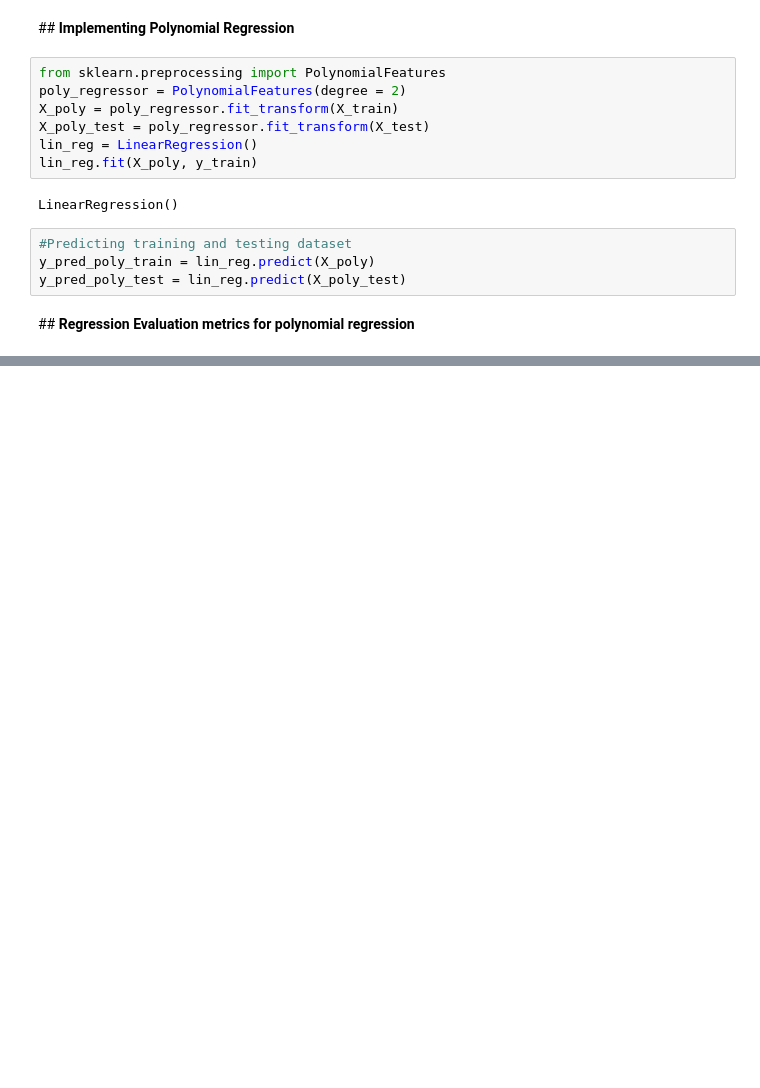
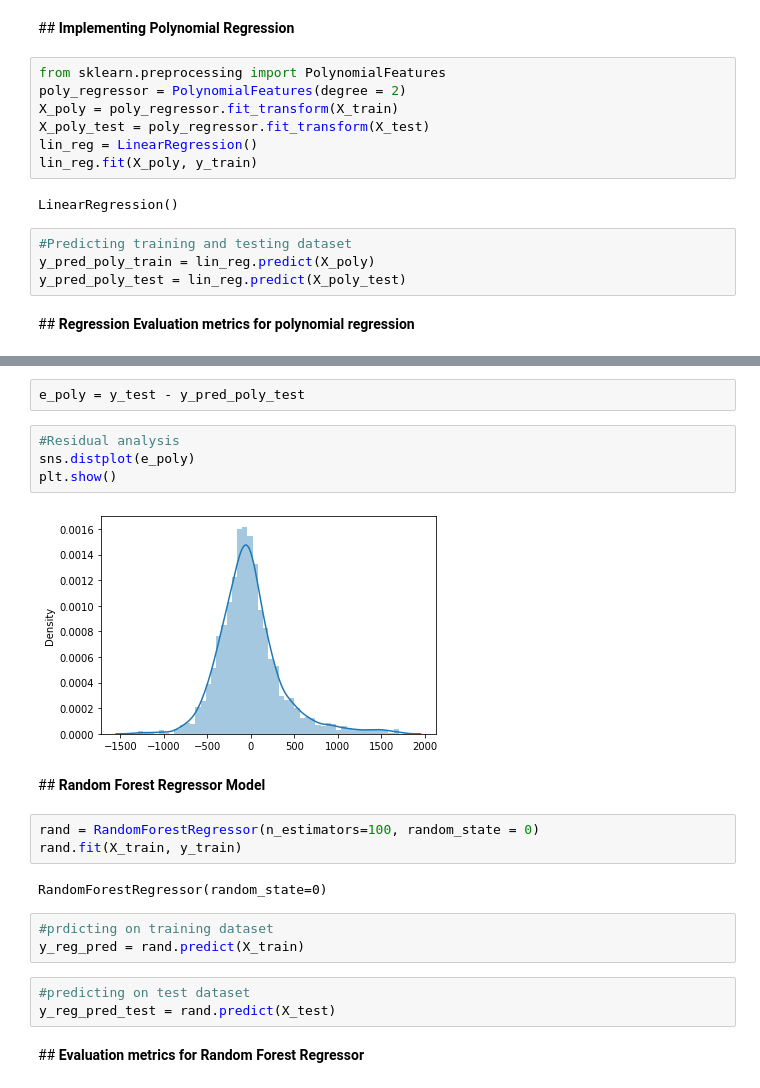
Before and after one commit to ShreedarshM/Bike-Sharing-Demand, a Jupyter notebook: Bike_Sharing_Demand_Prediction_Capstone_Project.ipynb, the cells around one changed output, grey strips where cells are left out. Saved outputs shown, nothing was run; the diff lists cells and outputs as text; blank space fills up the shorter version.

```diff
--- a/Bike_Sharing_Demand_Prediction_Capstone_Project.ipynb
+++ b/Bike_Sharing_Demand_Prediction_Capstone_Project.ipynb
@@ -518,0 +555,23 @@ y_pred_poly_test = lin_reg.predict(X_poly_test)
+# %%
+e_poly = y_test - y_pred_poly_test
+# %%
+#Residual analysis
+sns.distplot(e_poly)
+plt.show()
+# %% [output]
+[figure, added]
+# %% [markdown]
+##<b> Random Forest Regressor Model
+# %%
+rand = RandomForestRegressor(n_estimators=100, random_state = 0)
+rand.fit(X_train, y_train)
+# %% [output]
+RandomForestRegressor(random_state=0)
+# %%
+#prdicting on training dataset
+y_reg_pred = rand.predict(X_train)
+# %%
+#predicting on test dataset
+y_reg_pred_test = rand.predict(X_test)
+# %% [markdown]
+##<b> Evaluation metrics for Random Forest Regressor
```
Also changed, not shown: parts of 12 cells of this notebook.
